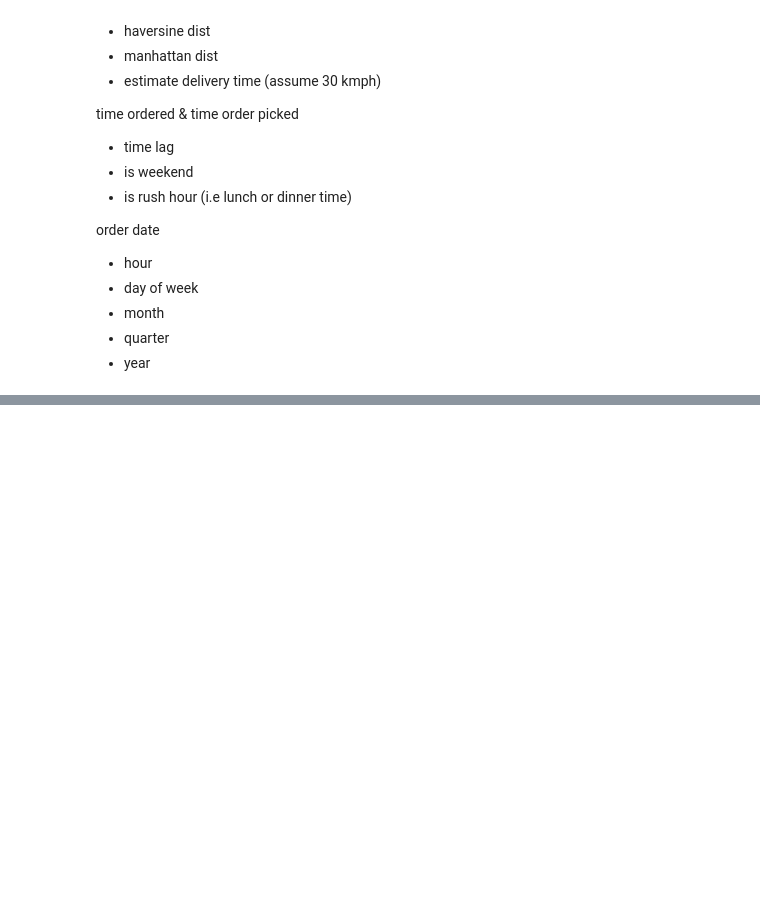
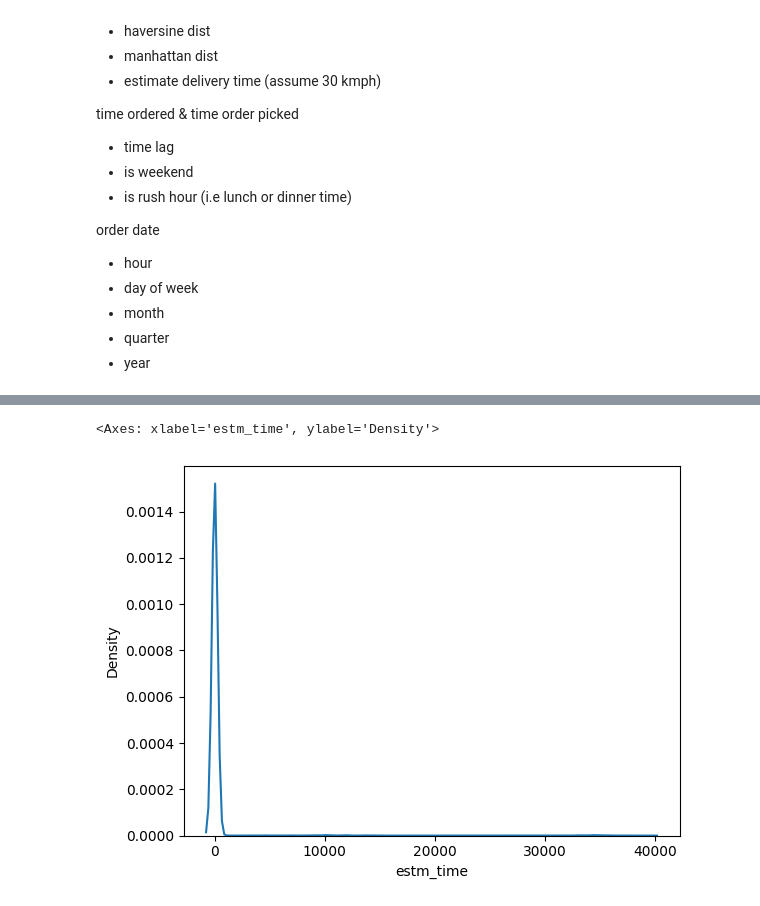
Before and after one commit to ronylpatil/delivery-time-estm, a Jupyter notebook: notebooks/preprocessing.ipynb, the cells around one changed output, grey strips where cells are left out. Drawn from its saved outputs; the diff is of its cells as text; code cells hidden in the pictures; blank space fills up the shorter version.

```diff
--- a/notebooks/preprocessing.ipynb
+++ b/notebooks/preprocessing.ipynb
@@ -642,8 +636,8 @@ def haversine(df):
         df["Delivery_location_longitude"],
     )
     R = 6371.0  # Earth radius in kilometers
-    dlat = radians(lat2 - lat1)
-    dlon = radians(lon2 - lon1)
+    dlat = radians(abs(lat2) - abs(lat1))
+    dlon = radians(abs(lon2) - abs(lon1))
 
     a = (
         sin(dlat / 2) ** 2
@@ -675,0 +699,5 @@ df['estm_time'] = round(df['estm_time'] * 60, 3)
+# %%
+sns.kdeplot(df["estm_time"])
+# %% [output]
+<Axes: xlabel='estm_time', ylabel='Density'>
+[figure, added]
```
Also changed, not shown: parts of 41 cells of this notebook.
